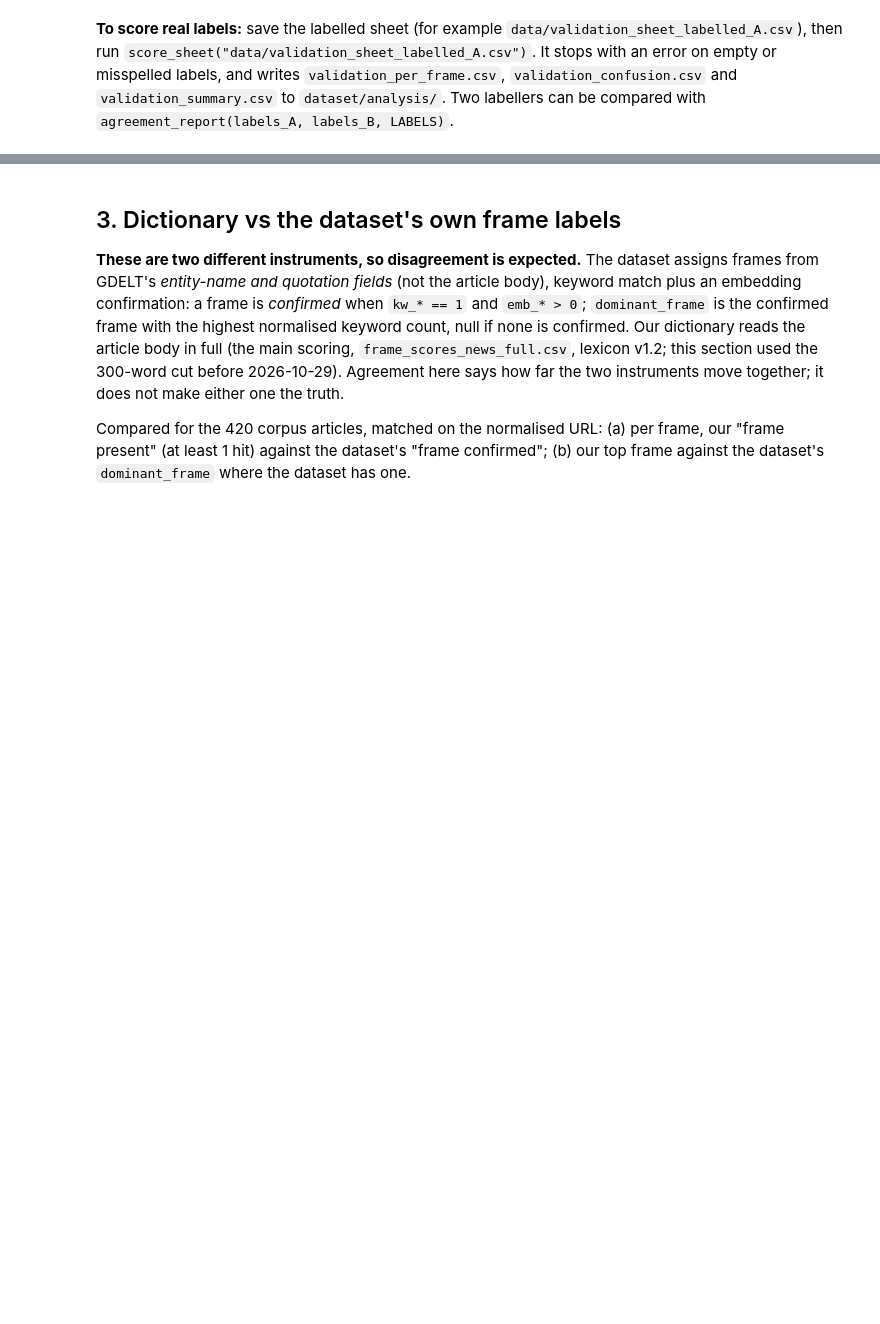
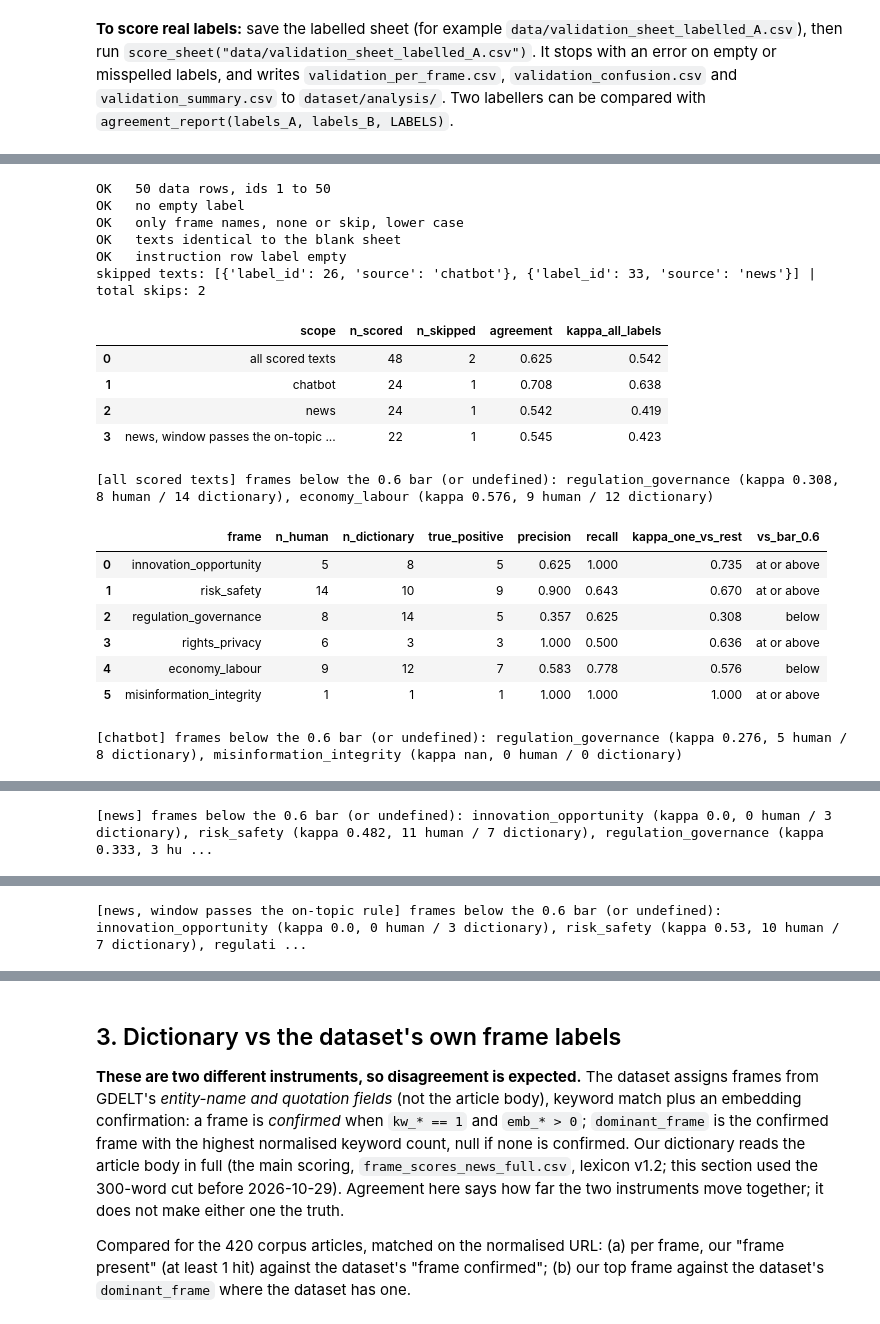
Before and after one commit to Annjnk/Text-Analytics-NLP-CA, a Jupyter notebook: 08_validation_and_dataset_labels.ipynb, the cells around one changed output, grey strips where cells are left out. Saved outputs shown, nothing was run; the diff lists cells and outputs as text; code cells hidden in the pictures; blank space fills up the shorter version.

```diff
--- a/08_validation_and_dataset_labels.ipynb
+++ b/08_validation_and_dataset_labels.ipynb
@@ -6,6 +6,15 @@
 3. Compare the dictionary's news scores with the **dataset's own frame labels** (`brewcoua/genai-gdelt-framing`), and list disagreements.
 
 **Labelling is left to the team.** Nothing in this notebook produces human labels; the dummy labels in section 3 exist only to test the script and are never saved.
+# %%
+# Guard: this notebook needs files that are not in the repository (publisher text; see README, "Getting the data").
+# It stops here, before anything is read or written, so the committed tables in dataset/analysis/ are never overwritten with partial results.
+import json
+from pathlib import Path
+_needed = [json.load(open("config.json"))[k] for k in ['news_corpus_csv', 'parquet']]
+_missing = [p for p in _needed if not Path(p).exists()]
+if _missing:
+    raise SystemExit("Stopped before changing anything: " + ", ".join(_missing) + " not found. This notebook needs the news corpus, which is publisher text and is not part of the repository or the submission ZIP (README, 'Getting the data'). The tables in dataset/analysis/ are the committed results of the original run.")
 # %%
 import bisect, json, re, tempfile
 from pathlib import Path
@@ -274,0 +291,65 @@ dummy labels: accuracy 0.7 | kappa 0.63 | n 50 (not saved; the pipeline works en
+# %%
+LAB_VAL = DATA / "validation_sheet_labelled.csv"; BAR = 0.6
+if LAB_VAL.exists():
+    raw_ = pd.read_csv(LAB_VAL, keep_default_na=False); body_ = raw_[raw_["label_id"] != 0].copy(); lab_ = body_["human_frame"].astype(str).str.strip()
+    checks_ = {"50 data rows, ids 1 to 50": body_["label_id"].tolist() == list(range(1, 51)), "no empty label": bool((lab_ != "").all()),
+               "only frame names, none or skip, lower case": bool(lab_.isin(LABELS + ["skip"]).all()),
+               "texts identical to the blank sheet": body_.set_index("label_id")["text"].equals(blank.iloc[1:].set_index("label_id")["text"]),
+               "instruction row label empty": bool(raw_[raw_["label_id"] == 0]["human_frame"].eq("").all())}
+    for name, ok in checks_.items(): print("OK  " if ok else "FAIL", name)
+    assert all(checks_.values())
+    rep_v, by_source_v = score_sheet(LAB_VAL)                                           # writes validation_per_frame.csv, validation_confusion.csv, validation_summary.csv
+    key_v = pd.read_csv(DATA / "validation_sheet_key.csv", keep_default_na=False)
+    allv = body_[["label_id"]].assign(human=lab_.to_numpy()).merge(key_v, on="label_id")
+    passes_ = win_info.set_index("doc_id")["passes_rule"]
+    allv["window_passes_rule"] = [bool(passes_[r]) if s == "news" else None for r, s in zip(allv["ref"], allv["source"])]
+    print("skipped texts:", allv[allv["human"] == "skip"][["label_id", "source"]].to_dict("records"), "| total skips:", int((allv["human"] == "skip").sum()))
+    def scope_mask(d, name):
+        return {"all scored texts": pd.Series(True, index=d.index), "chatbot": d["source"] == "chatbot", "news": d["source"] == "news",
+                "news, window passes the on-topic rule": (d["source"] == "news") & (d["window_passes_rule"] == True)}[name]
+    SCOPES = ["all scored texts", "chatbot", "news", "news, window passes the on-topic rule"]
+    per_rows, over_rows, conf_rows = [], [], []
+    for sc in SCOPES:
+        full_ = allv[scope_mask(allv, sc)]; d = full_[full_["human"] != "skip"]
+        hum, dic = d["human"].to_numpy(), d["lexicon_top_frame"].to_numpy(); rr = agreement_report(hum, dic, LABELS)
+        over_rows.append({"scope": sc, "n_scored": len(d), "n_skipped": len(full_) - len(d), "agreement": round(rr["accuracy"], 3), "kappa_all_labels": round(rr["kappa"], 3)})
+        for f in LABELS:
+            a_, b_ = hum == f, dic == f; tp = int((a_ & b_).sum())
+            kap = np.nan if (a_.sum() == 0 and b_.sum() == 0) else cohen_kappa(a_, b_, [True, False])
+            per_rows.append({"scope": sc, "frame": f, "n_scored": len(d), "n_human": int(a_.sum()), "n_dictionary": int(b_.sum()), "true_positive": tp,
+                             "precision": round(tp / b_.sum(), 3) if b_.sum() else np.nan, "recall": round(tp / a_.sum(), 3) if a_.sum() else np.nan,
+                             "kappa_one_vs_rest": round(kap, 3) if kap == kap else np.nan,
+                             "vs_bar_0.6": "undefined (frame absent in both)" if kap != kap else ("below" if kap < BAR else "at or above")})
+        for hf in LABELS:
+            for df_ in LABELS: conf_rows.append({"scope": sc, "human_frame": hf, "dictionary_frame": df_, "count": int(((hum == hf) & (dic == df_)).sum())})
+    per_v, over_v, conf_v = pd.DataFrame(per_rows), pd.DataFrame(over_rows), pd.DataFrame(conf_rows)
+    per_v.to_csv(OUT / "validation_per_frame_by_scope.csv", index=False); over_v.to_csv(OUT / "validation_overall_by_scope.csv", index=False)
+    conf_v[conf_v["count"] > 0].to_csv(OUT / "validation_confusion_by_scope.csv", index=False)
+    display(over_v)
+    for sc in SCOPES:
+        t = per_v[(per_v["scope"] == sc) & (per_v["frame"] != "none")]; below = t[t["vs_bar_0.6"] != "at or above"]
+        print(f"\n[{sc}] frames below the 0.6 bar (or undefined):", ", ".join(f"{r.frame} (kappa {r.kappa_one_vs_rest}, {r.n_human} human / {r.n_dictionary} dictionary)" for r in below.itertuples()) or "none")
+        display(t[["frame", "n_human", "n_dictionary", "true_positive", "precision", "recall", "kappa_one_vs_rest", "vs_bar_0.6"]])
+else:
+    print("no labelled validation sheet in data/")
+# %% [output]
+OK   50 data rows, ids 1 to 50
+OK   no empty label
+OK   only frame names, none or skip, lower case
+OK   texts identical to the blank sheet
+OK   instruction row label empty
+skipped texts: [{'label_id': 26, 'source': 'chatbot'}, {'label_id': 33, 'source': 'news'}] | total skips: 2
+|  | scope | n_scored | n_skipped | agreement | kappa_all_labels |
+| 0 | all scored texts | 48 | 2 | 0.625 | 0.542 |
+| 1 | chatbot | 24 | 1 | 0.708 | 0.638 |
+| 2 | news | 24 | 1 | 0.542 | 0.419 |
+| 3 | news, window passes the on-topic ... | 22 | 1 | 0.545 | 0.423 |
+[all scored texts] frames below the 0.6 bar (or undefined): regulation_governance (kappa 0.308, 8 human / 14 dictionary), economy_labour (kappa 0.576, 9 human / 12 dictionary)
+|  | frame | n_human | n_dictionary | true_positive | precision | recall | kappa_one_vs_rest | vs_bar_0.6 |
+| 0 | innovation_opportunity | 5 | 8 | 5 | 0.625 | 1.000 | 0.735 | at or above |
+| 1 | risk_safety | 14 | 10 | 9 | 0.900 | 0.643 | 0.670 | at or above |
+| 2 | regulation_governance | 8 | 14 | 5 | 0.357 | 0.625 | 0.308 | below |
+| 3 | rights_privacy | 6 | 3 | 3 | 1.000 | 0.500 | 0.636 | at or above |
+| 4 | economy_labour | 9 | 12 | 7 | 0.583 | 0.778 | 0.576 | below |
+| 5 | misinformation_integrity | 1 | 1 | 1 | 1.000 | 1.000 | 1.000 | at or above |
+[chatbot] frames below the 0.6 bar (or undefined): regulation_governance (kappa 0.276, 5 human / 8 dictionary), misinformation_integrity (kappa nan, 0 human / 0 dictionary)
@@ -274,0 +363 @@ dummy labels: accuracy 0.7 | kappa 0.63 | n 50 (not saved; the pipeline works en
+[news] frames below the 0.6 bar (or undefined): innovation_opportunity (kappa 0.0, 0 human / 3 dictionary), risk_safety (kappa 0.482, 11 human / 7 dictionary), regulation_governance (kappa 0.333, 3 hu ...
@@ -274,0 +371 @@ dummy labels: accuracy 0.7 | kappa 0.63 | n 50 (not saved; the pipeline works en
+[news, window passes the on-topic rule] frames below the 0.6 bar (or undefined): innovation_opportunity (kappa 0.0, 0 human / 3 dictionary), risk_safety (kappa 0.53, 10 human / 7 dictionary), regulati ...
```
Also changed, not shown: parts of 2 cells of this notebook, 6 other files.
